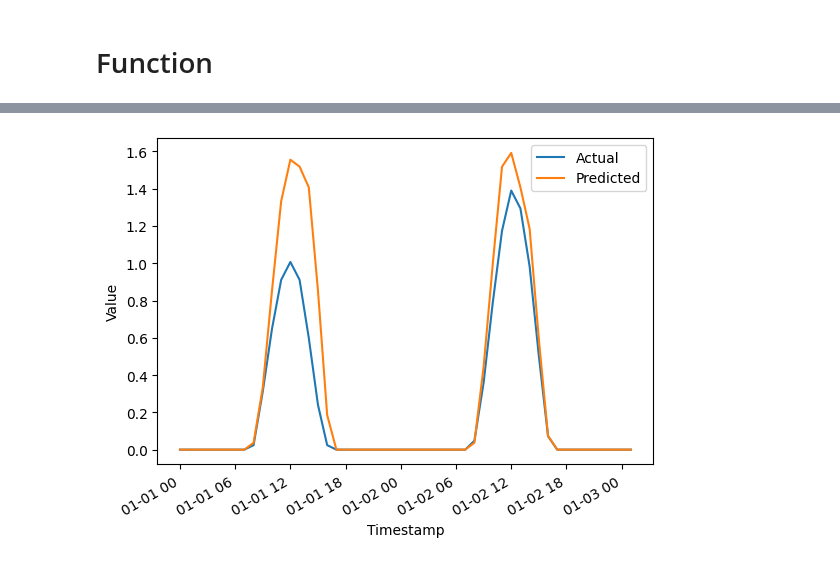
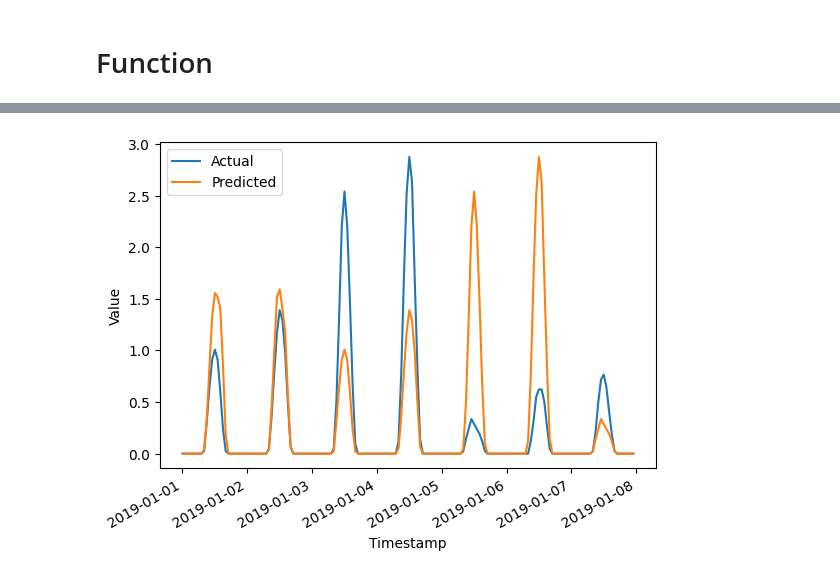
Before and after one commit to iffthomas/Axpo-Datathon-Challenge-2024, a Jupyter notebook: final_evaluation.ipynb, the cells around one changed output, grey strips where cells are left out. Drawn from its saved outputs; the diff is of its cells as text; code cells hidden in the pictures.

```diff
--- a/final_evaluation.ipynb
+++ b/final_evaluation.ipynb
@@ -20,26 +20,15 @@ param_api_secret = "sWkUzN3a8uC8QDu1V64bH3bAtCdduf74Xh8JnT_OrYZf_x2ObWdiNkOga59c
 # Main function calling everything
 def f(date_from, date_to, api_id, api_secret):
     # Load Data
-
     dataloader = Dataloader(dl_config_path, '2018-12-25', date_to, api_id, api_secret)
     dataframe = dataloader.load()
-
 
     # Preprocess Data
     dataframe.fillna(0.0, inplace=True)
 
-    print("finished preprocessing. predicting...")
-
     # Pass entire Dataframe to model (which might not use all cols/rows)
-    #market_strategy = model.main(date_from, date_to, api_id, api_secret)
     market_strategy = model.predict(date_from, date_to, dataframe)
 
-    print("strat")
-    print(market_strategy)
-    # return market_strategy
-    #print(market_strategy[0:50])
-
-    print("finish market strategy. evaluating...")
     # Evaluate strategy passing the same Dataframe to the evaluator
     evaluator = Evaluator(
         start= date_from,
@@ -48,11 +37,17 @@ def f(date_from, date_to, api_id, api_secret):
         dataframe=dataframe,
         result_df=market_strategy
         )
+    evaluation = evaluator.evaluate()
 
     # Export Evaluation
+    evaluation.rename(columns={'actual_pv_production': 'E_prod_real',
+                          'pnl':'PnL_per_hour'}, inplace=True)
+    evaluation['E_prod_forecast'] = evaluation.loc[:, 'E_sold_spot']
+    evaluation.to_csv('final_results.csv', columns=['E_prod_real', 'E_prod_forecast', 'E_sold_spot', 'E_sold_intraday', 'PnL_per_hour'])
 
-    return evaluator.evaluate()
+    # Aggregate PnL
+    aggregate = evaluation['PnL_per_hour'].sum()
+    print(f"Aggregate PnL: {aggregate}")
+    return evaluation
 # %%
-result_df = f('2019-01-01', '2019-01-06', param_api_id, param_api_secret)
-#print(result_df)
-result_df.iloc[0:50]
+result_df = f('2019-01-01', '2019-01-15', param_api_id, param_api_secret)
@@ -75,14 +56,14 @@ result_df
 # %%
 # result_df[['timestamp', 'E_sold_spot', 'actual_pv_production']].plot()
-df = result_df[0:100]
-plt.plot(df['timestamp'], df['actual_pv_production'], label='Actual')
+df = result_df
+plt.plot(df['timestamp'], df['E_prod_real'], label='Actual')
 plt.plot(df['timestamp'], df['E_sold_spot'], label='Predicted')
 # plt.plot(df['timestamp'], df['pnl'], label='Penalty')
 plt.gcf().autofmt_xdate()
 plt.xlabel('Timestamp')
 plt.ylabel('Value')
 plt.legend()
 
 plt.show()
 # %% [output]
-[figure, old version]
+[figure, new version]
```
Also changed, not shown: parts of 3 cells of this notebook, 2 other files.
